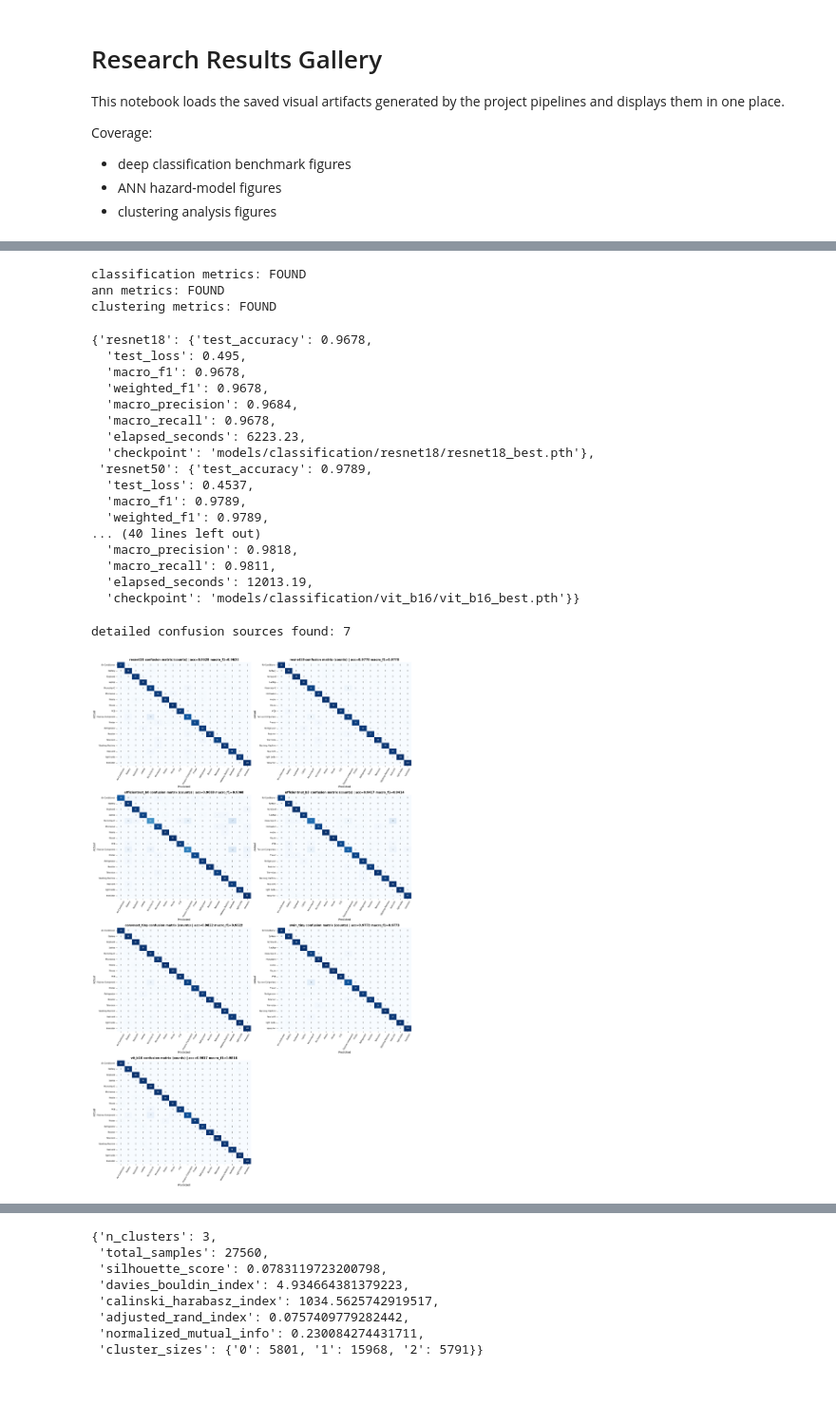
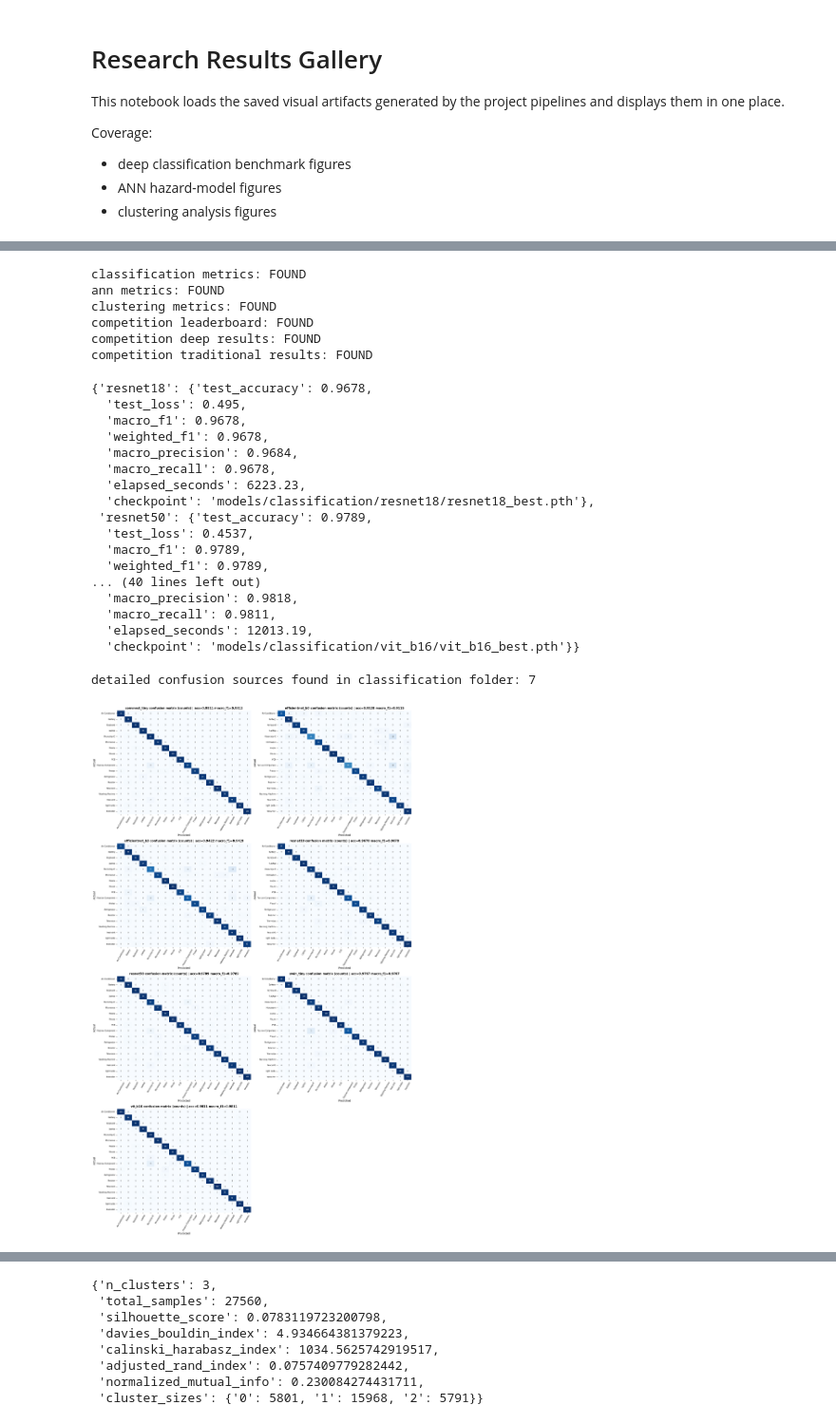
Before and after one commit to Harshad-Gore/ewaste_vit_project, a Jupyter notebook: notebooks/06_results_gallery.ipynb, the cells around one changed output, grey strips where cells are left out. Shown at 95% size. Drawn from its saved outputs; the diff is of its cells as text; code cells hidden in the pictures; blank space fills up the shorter version.

Commit message:
all the graphs related to paper-work is here

```diff
--- a/notebooks/06_classification_results_gallery.ipynb
+++ b/notebooks/06_results_gallery.ipynb
@@ -43,16 +43,26 @@ def load_json(path: Path):
 classification_metrics = load_json(CLS_DIR / "test_results.json") or load_json(CLS_DIR / "dl_results.json")
 ann_metrics = load_json(ANN_DIR / "ann_results_18cls.json")
 clustering_metrics = load_json(CLUSTER_DIR / "clustering_metrics.json")
+competition_leaderboard = load_json(COMPETE_DIR / "leaderboard.json")
+competition_deep = load_json(COMPETE_DIR / "deep_results.json")
+competition_traditional = load_json(COMPETE_DIR / "traditional_ml_results.json")
+competition_all_players = load_json(COMPETE_DIR / "all_players_results.json")
 
 print("classification metrics:", "FOUND" if classification_metrics else "MISSING")
 print("ann metrics:", "FOUND" if ann_metrics else "MISSING")
 print("clustering metrics:", "FOUND" if clustering_metrics else "MISSING")
+print("competition leaderboard:", "FOUND" if competition_leaderboard else "MISSING")
+print("competition deep results:", "FOUND" if competition_deep else "MISSING")
+print("competition traditional results:", "FOUND" if competition_traditional else "MISSING")
 
 classification_metrics
 # %% [output]
 classification metrics: FOUND
 ann metrics: FOUND
 clustering metrics: FOUND
+competition leaderboard: FOUND
+competition deep results: FOUND
+competition traditional results: FOUND
 {'resnet18': {'test_accuracy': 0.9678,
   'test_loss': 0.495,
   'macro_f1': 0.9678,
@@ -71,12 +81,12 @@ clustering metrics: FOUND
   'elapsed_seconds': 12013.19,
   'checkpoint': 'models/classification/vit_b16/vit_b16_best.pth'}}
 # %%
-def discover_detailed_confusion_sources():
+def discover_detailed_confusion_sources(include_competition_fallback=False):
     detailed = {}
     class_names = None
 
-    # Preferred source: per-architecture detailed results from classification benchmark.
-    for results_path in sorted(CLS_DIR.glob("*/deep_results.json")):
+    # Preferred source: per-architecture classification payloads.
+    for results_path in sorted(CLS_DIR.glob("*/results.json")):
         payload = load_json(results_path)
         if not isinstance(payload, dict):
             continue
@@ -86,8 +96,8 @@ def discover_detailed_confusion_sources():
             if class_names is None and isinstance(payload.get("class_names"), list):
                 class_names = payload["class_names"]
 
-    # Fallback source: deep competition payload.
-    if not detailed:
+    # Optional fallback to competition payloads if classification payloads are missing.
+    if include_competition_fallback and not detailed:
         deep_payload = load_json(COMPETE_DIR / "deep_results.json")
         if isinstance(deep_payload, dict):
             for model_name, payload in deep_payload.items():
@@ -95,6 +105,8 @@ def discover_detailed_confusion_sources():
                     continue
                 if ("confusion_matrix" in payload) or ("confusion_matrix_normalized" in payload):
                     detailed[model_name] = payload
+                    if class_names is None and isinstance(payload.get("class_names"), list):
+                        class_names = payload["class_names"]
 
     # Class names fallback chain.
     if class_names is None:
@@ -102,7 +114,7 @@ def discover_detailed_confusion_sources():
         if isinstance(benchmark_summary, dict) and isinstance(benchmark_summary.get("class_names"), list):
             class_names = benchmark_summary["class_names"]
 
-    if class_names is None:
+    if class_names is None and include_competition_fallback:
         leaderboard = load_json(COMPETE_DIR / "leaderboard.json")
         if isinstance(leaderboard, dict) and isinstance(leaderboard.get("class_names"), list):
             class_names = leaderboard["class_names"]
@@ -128,13 +140,15 @@ def get_confusion_matrix(payload, normalized=False):
     if matrix is None:
         return None
 
-    return np.array(matrix, dtype=float if normalized else int)
+    matrix_np = np.array(matrix, dtype=float)
+    if normalized:
+        return matrix_np
+    return np.rint(matrix_np).astype(int)
 
 
 def plot_annotated_confusion_matrices(detailed_payloads, class_names, normalized=False):
     if not detailed_payloads:
-        print("No detailed confusion-matrix JSON found.")
-        print("Expected one of: models/classification/*/results.json or models/competition/deep_results.json")
+        print("No detailed confusion-matrix JSON found in models/classification/*/results.json")
         return
 
     model_names = list(detailed_payloads.keys())
@@ -173,38 +187,44 @@ def plot_annotated_confusion_matrices(detailed_payloads, class_names, normalized
         metrics = payload.get("metrics", {}) if isinstance(payload, dict) else {}
         accuracy = metrics.get("accuracy") if isinstance(metrics, dict) else None
         macro_f1 = metrics.get("macro_f1") if isinstance(metrics, dict) else None
+        if not isinstance(accuracy, (int, float)):
+            accuracy = payload.get("test_accuracy")
+        if not isinstance(macro_f1, (int, float)):
+            macro_f1 = payload.get("macro_f1")
 
         suffix = ""
         if isinstance(accuracy, (int, float)) and isinstance(macro_f1, (int, float)):
             suffix = f" | acc={accuracy:.4f} macro_f1={macro_f1:.4f}"
 
         matrix_label = "normalized" if normalized else "counts"
         ax.set_title(f"{model_name} confusion matrix ({matrix_label}){suffix}", fontsize=11, fontweight="bold")
         ax.set_xlabel("Predicted")
         ax.set_ylabel("Actual")
         ax.tick_params(axis="x", labelrotation=60, labelsize=7)
         ax.tick_params(axis="y", labelrotation=0, labelsize=7)
 
     for ax in axes[len(model_names):]:
         ax.axis("off")
 
     plt.tight_layout()
     plt.show()
 
 
-detailed_confusion_payloads, confusion_class_names = discover_detailed_confusion_sources()
-print(f"detailed confusion sources found: {len(detailed_confusion_payloads)}")
+detailed_confusion_payloads, confusion_class_names = discover_detailed_confusion_sources(
+    include_competition_fallback=False,
+    )
+print(f"detailed confusion sources found in classification folder: {len(detailed_confusion_payloads)}")
 
 # Set to True if you want normalized [0, 1] matrices instead of integer counts.
 SHOW_NORMALIZED_CM = False
 plot_annotated_confusion_matrices(
     detailed_confusion_payloads,
     confusion_class_names,
     normalized=SHOW_NORMALIZED_CM,
 )
 # %% [output]
-detailed confusion sources found: 7
+detailed confusion sources found in classification folder: 7
-[figure, old version]
+[figure, new version]
 # %%
 ann_metrics
 # %% [output]
```
Also changed, not shown: parts of 6 cells of this notebook.
